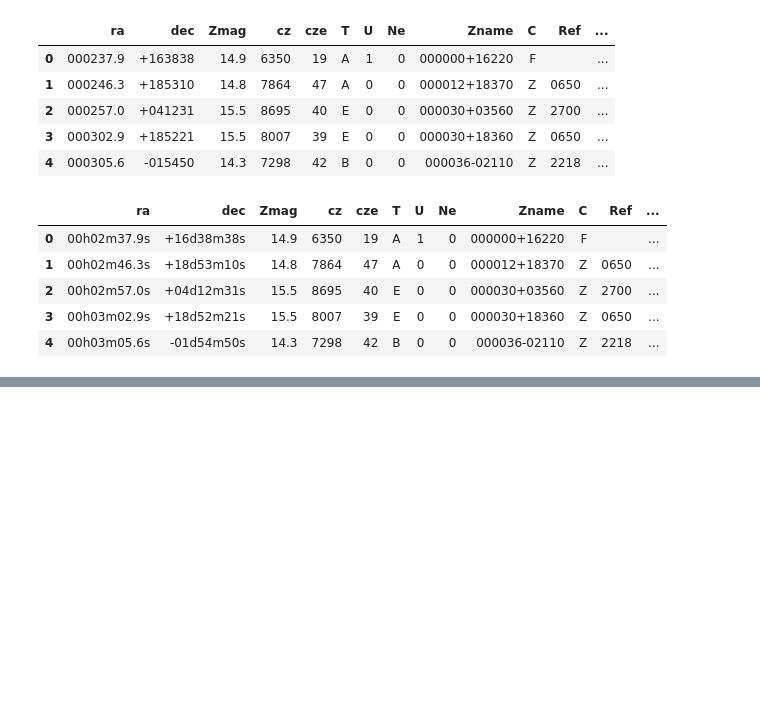
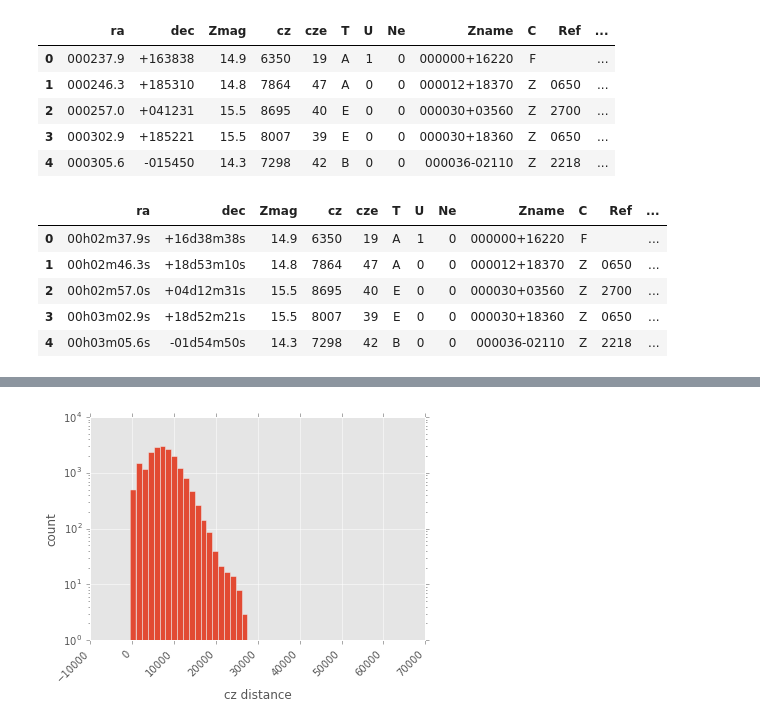
Before and after one commit to grehujt/SmallPythonProjects, a Jupyter notebook: jupyterNotebooks/clustering/clustering.ipynb, the cells around one changed output, grey strips where cells are left out. Cells and saved outputs as stored; diff of their text form; code cells hidden in the pictures; blank space fills up the shorter version.

```diff
--- a/jupyterNotebooks/clustering/clustering.ipynb
+++ b/jupyterNotebooks/clustering/clustering.ipynb
@@ -176,0 +204,8 @@ uzcat.head()
+# %%
+uzcat2.cz.hist(bins=50)
+plt.yscale('log')
+plt.xlabel('cz distance')
+plt.ylabel('count')
+_ = plt.xticks(rotation=45, ha='right')
+# %% [output]
+[figure, added]
```
Also changed, not shown: parts of 6 cells of this notebook.
